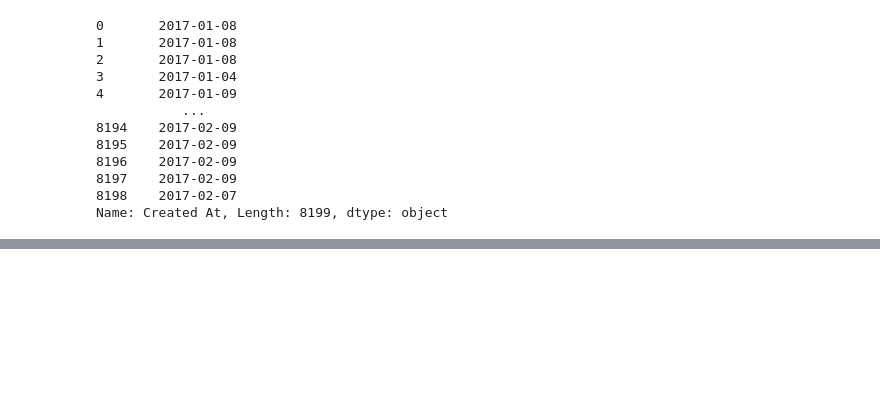
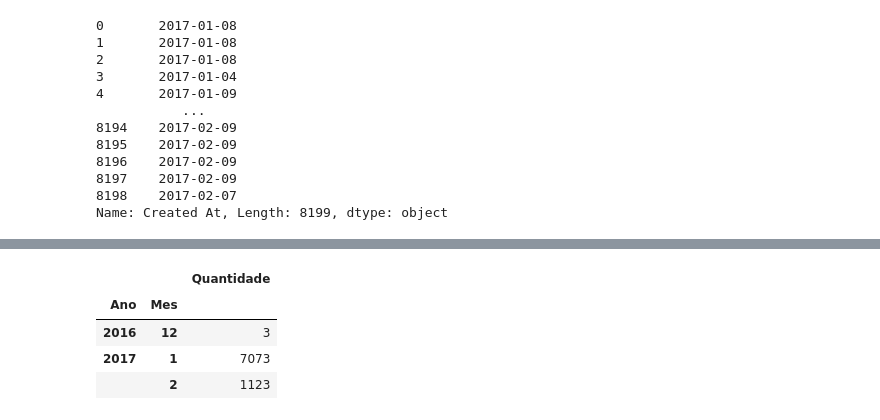
Before and after one commit to lucianawaka/analise_e_mineracao_de_texto, a Jupyter notebook: Analise_de_sentimentos.ipynb, the cells around one changed output, grey strips where cells are left out. Cells and saved outputs as stored; diff of their text form; code cells hidden in the pictures; blank space fills up the shorter version.

Commit message:
Agrupando Twitters por Ano e Mês

```diff
--- a/Analise_de_sentimentos.ipynb
+++ b/Analise_de_sentimentos.ipynb
@@ -233,0 +255,11 @@ Name: Created At, Length: 8199, dtype: object
+# %%
+# Analisando Twitter por Ano e Mês
+base.groupby( by=['Ano','Mes']).agg(
+    Quantidade = ('Username','count')
+)
+# %% [output]
+|  |  | Quantidade |
+| Ano | Mes |  |
+| 2016 | 12 | 3 |
+| 2017 | 1 | 7073 |
+|  | 2 | 1123 |
```
Also changed, not shown: parts of 2 cells of this notebook.
